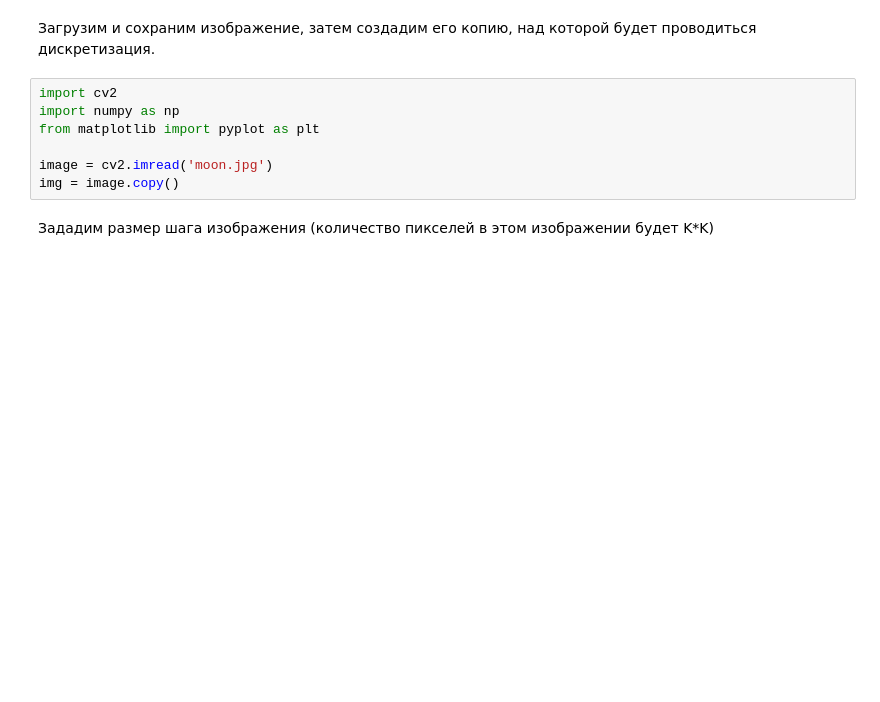
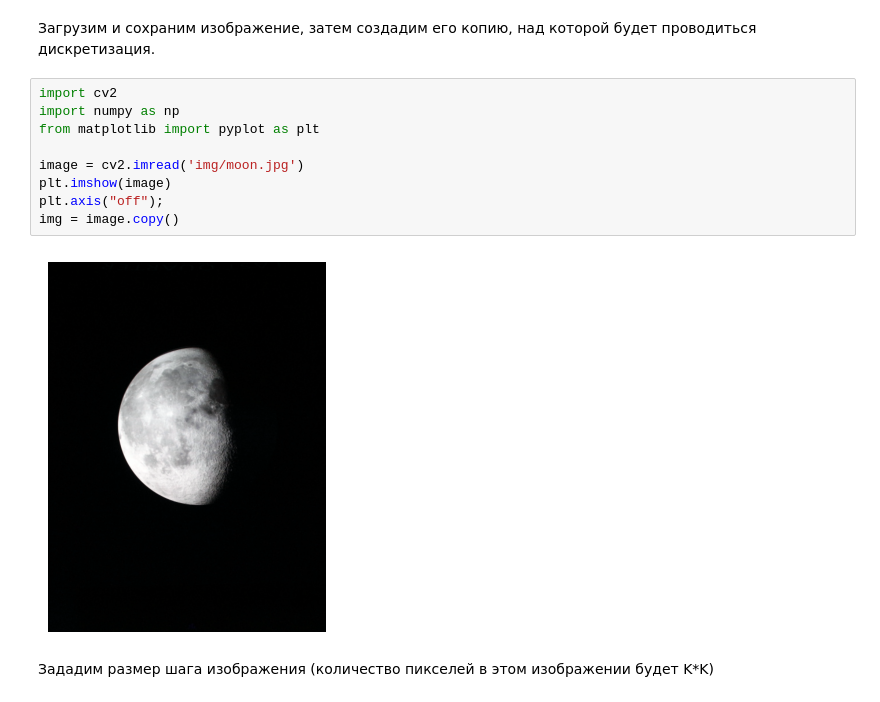
Before and after one commit to KuvshinChick/IRT_8, a Jupyter notebook: notebooks/Jupyter_Lab8_Ind.ipynb, the cells around one changed output. Saved outputs shown, nothing was run; the diff lists cells and outputs as text; blank space fills up the shorter version.

```diff
--- a/notebooks/Jupyter_Lab8_Ind.ipynb
+++ b/notebooks/Jupyter_Lab8_Ind.ipynb
@@ -7,10 +7,14 @@
 # %%
 import cv2
 import numpy as np
 from matplotlib import pyplot as plt
 
-image = cv2.imread('moon.jpg')
+image = cv2.imread('img/moon.jpg')
+plt.imshow(image)
+plt.axis("off");
 img = image.copy()
+# %% [output]
+[figure, added]
 # %% [markdown]
 Зададим размер шага изображения (количество пикселей в этом изображении будет K*K)
 # %%
```
Also changed, not shown: parts of 2 cells of this notebook, 3 other files.
